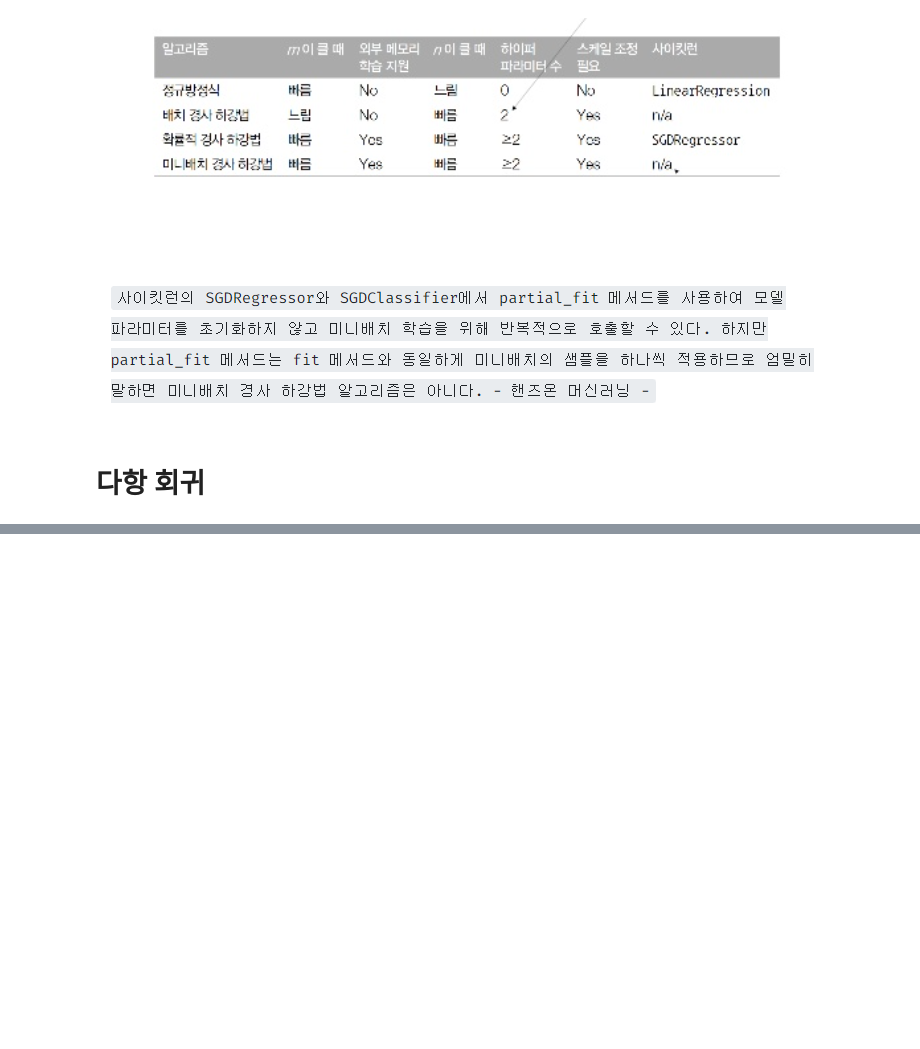
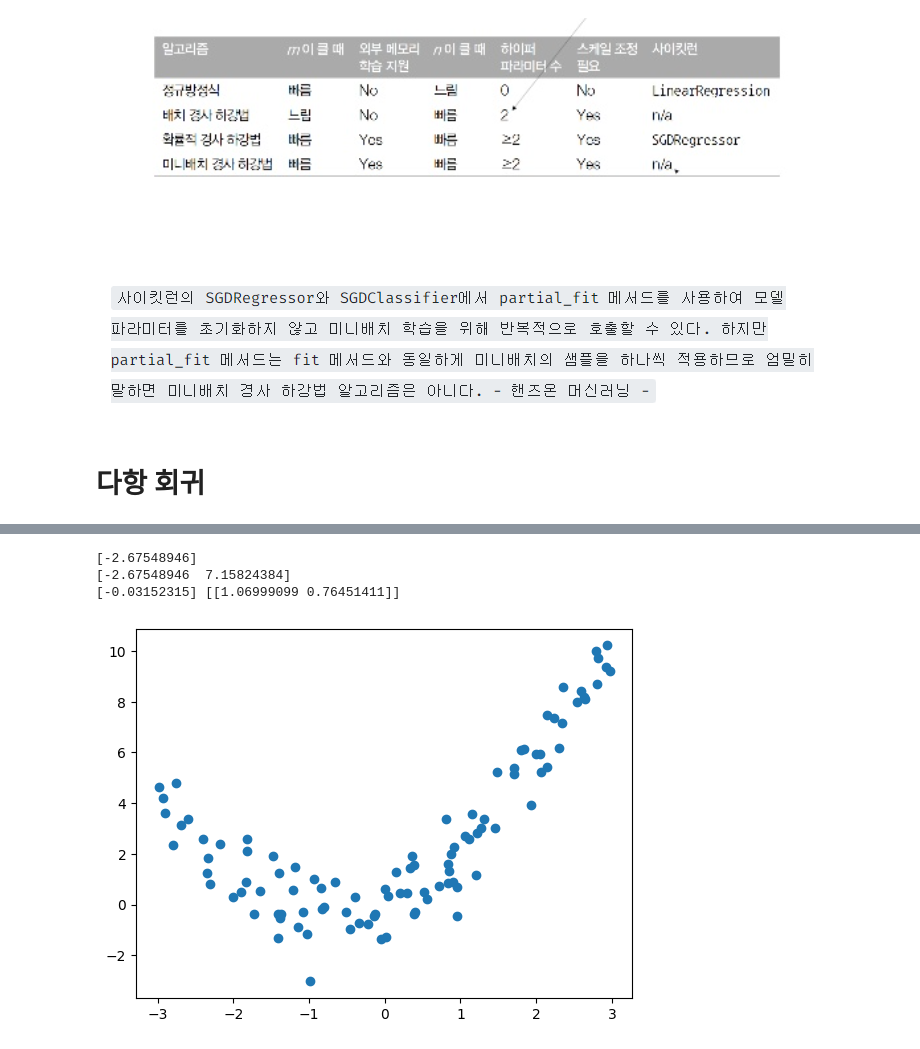
Before and after one commit to hajonghyun/inflearn_ML_from_the_foundation, a Jupyter notebook: 4_Linear_Regression.ipynb, the cells around one changed output, grey strips where cells are left out. Saved outputs shown, nothing was run; the diff lists cells and outputs as text; code cells hidden in the pictures; blank space fills up the shorter version.

```diff
--- a/4_Linear_Regression.ipynb
+++ b/4_Linear_Regression.ipynb
@@ -728,0 +781,33 @@ SGD보다 안정적이고, 배치보다 빠름.
+# %%
+# 전체 코드
+import numpy as np
+x = 6*np.random.rand(100,1)-3
+y = 0.8 * (x**2) +x+ np.random.randn(100,1)
+
+from sklearn.preprocessing import PolynomialFeatures
+poly_features = PolynomialFeatures(degree=2,include_bias=False)
+x_poly = poly_features.fit_transform(x)
+print(x[0])
+print(x_poly[0])
+
+from sklearn.linear_model import LinearRegression
+lin_reg = LinearRegression()
+lin_reg.fit(x_poly,y)
+print(lin_reg.intercept_,lin_reg.coef_)
+# %% [output]
+[-2.67548946]
+[-2.67548946  7.15824384]
+[-0.03152315] [[1.06999099 0.76451411]]
+# %%
+# 비선형성을 띄는 데이터도 선형 모델을 활용하여 학습시킬 수 있다.
+
+# 0. 비선형성을 띄는 데이터 생성
+import numpy as np
+x = 6*np.random.rand(100,1)-3
+y = 0.8 * (x**2) +x+ np.random.randn(100,1)
+
+import matplotlib.pyplot as plt
+plt.scatter(x,y)
+plt.show()
+# %% [output]
+[figure, added]
```
Also changed, not shown: parts of 7 cells of this notebook.
